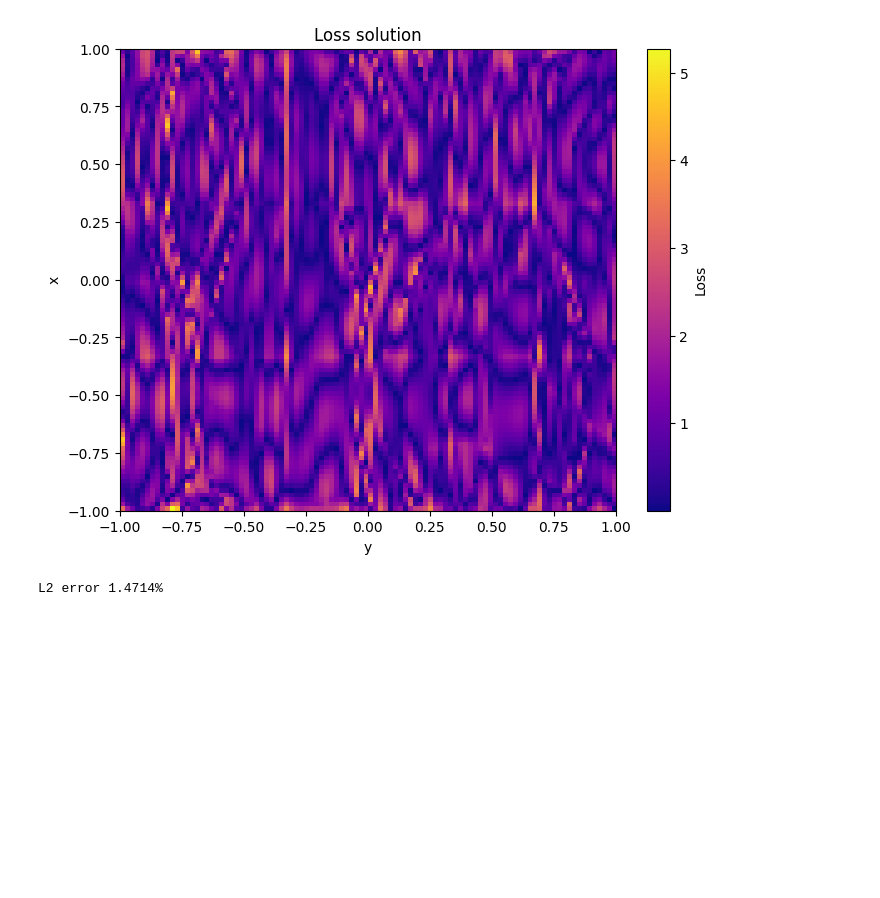
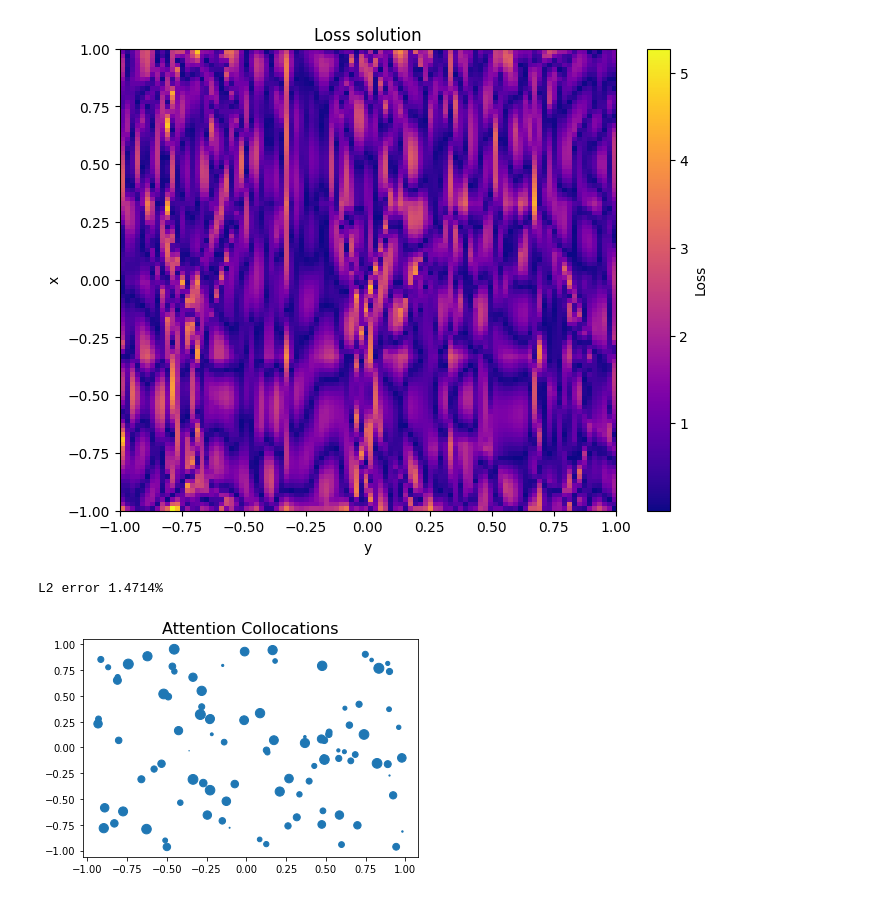
Before and after one commit to DavidCanoRosillo/PIKAN, a Jupyter notebook: rba-helm.ipynb, the cells around one changed output. Cells and saved outputs as stored; diff of their text form; code cells hidden in the pictures; blank space fills up the shorter version.

```diff
--- a/rba-helm.ipynb
+++ b/rba-helm.ipynb
@@ -325,3 +325,10 @@ print(f"L2 error {l2_err*100:.4f}%")
 [figure]
 [figure]
 L2 error 1.4714%
+# %%
+point_sizes = attention * 100
+plt.title('Attention Collocations', fontsize=16)
+plt.scatter(collocs[:, 0], collocs[:, 1], s=point_sizes)
+plt.show()
+# %% [output]
+[figure, added]
```
Also changed, not shown: parts of 1 cell of this notebook, 1 other file.
